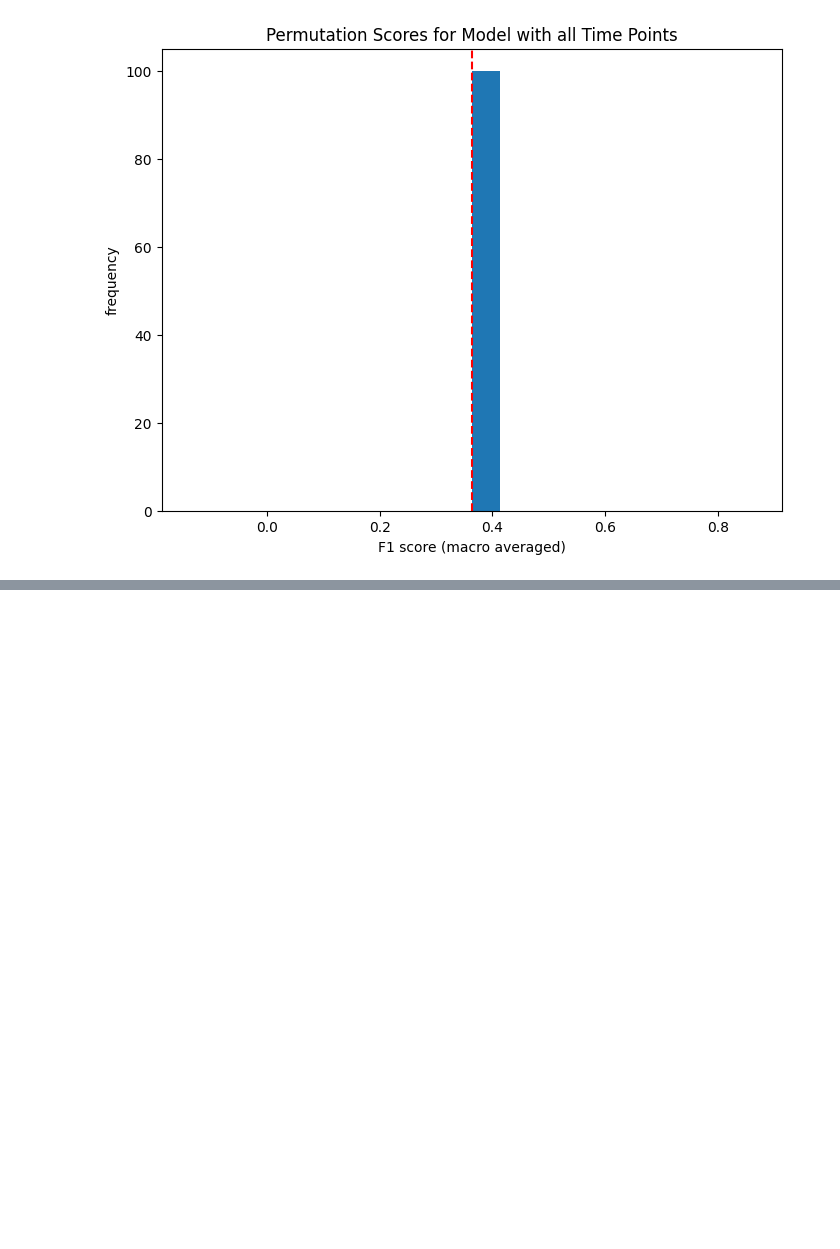
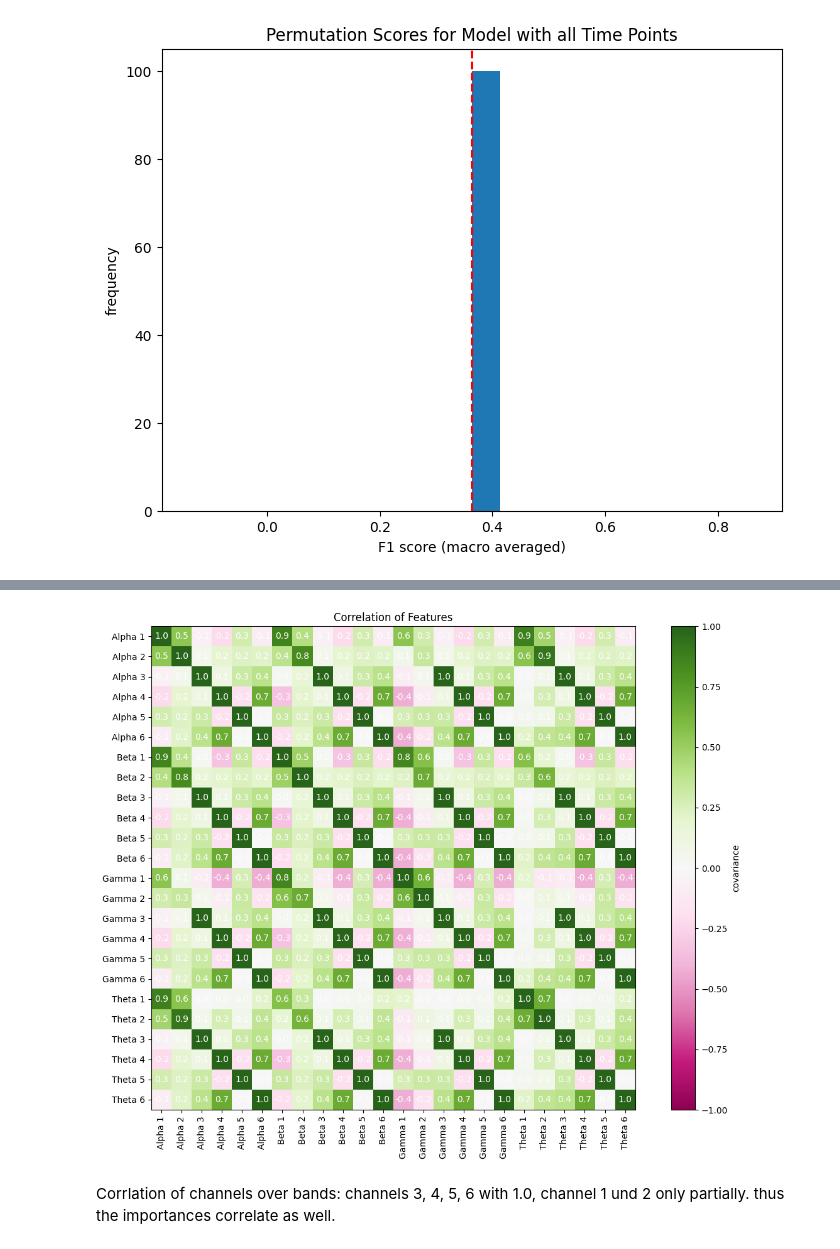
Before and after one commit to rfahrn/Time-Series-Exercises, a Jupyter notebook: project_part5.ipynb, the cells around one changed output, grey strips where cells are left out. Cells and saved outputs as stored; diff of their text form; code cells hidden in the pictures; blank space fills up the shorter version.

```diff
--- a/project_part4.ipynb
+++ b/project_part5.ipynb
@@ -909,0 +947,40 @@ training with 2990 time points
+# %%
+def show_correlation(grouped_epochs):
+    features_list = []
+    labels = []
+    for epochs, age in grouped_epochs:
+        if epochs is not None:
+            if age <= 30 or age >= 80:
+                features_list.append(calculate_band_power2(epochs))
+
+                if age <= 30:
+                    label = 0
+                elif age >= 80:
+                    label = 1
+                labels.append(label)
+
+    features = np.vstack([np.hstack([features[band] for band in sorted(features)]) for features in features_list])
+    corr = np.corrcoef(features.T)
+
+    fig, ax = plt.subplots(figsize=(12, 9))
+    plt.imshow(corr, cmap='PiYG', vmin=-1, vmax=1)
+    for i in range(corr.shape[0]):
+        for j in range(corr.shape[1]):
+            ax.text(j, i, round(corr[i, j], 1), ha="center", va="center", color="w")
+
+    plt.title('Correlation of Features')
+    ax.set_xticks(range(corr.shape[0]))
+    ax.set_xticklabels([f'{band} {i}' for band in features_list[0].keys() for i in range(1, 7)], rotation=90)
+    ax.set_yticks(range(corr.shape[1]))
+    ax.set_yticklabels([f'{band} {i}' for band in features_list[0].keys() for i in range(1, 7)])
+    plt.colorbar(label='covariance')
+    plt.tight_layout()
+    plt.show()
+
+
+grouped_epochs = [extract_epochs_with_grouping(raw, age) for raw, age in zip(raws, ages)]
+show_correlation(grouped_epochs)
+# %% [output]
+[figure, added]
+# %% [markdown]
+Corrlation of channels over bands: channels 3, 4, 5, 6 with 1.0, channel 1 und 2 only partially. thus the importances correlate as well.
```
Also changed, not shown: parts of 4 cells of this notebook.
